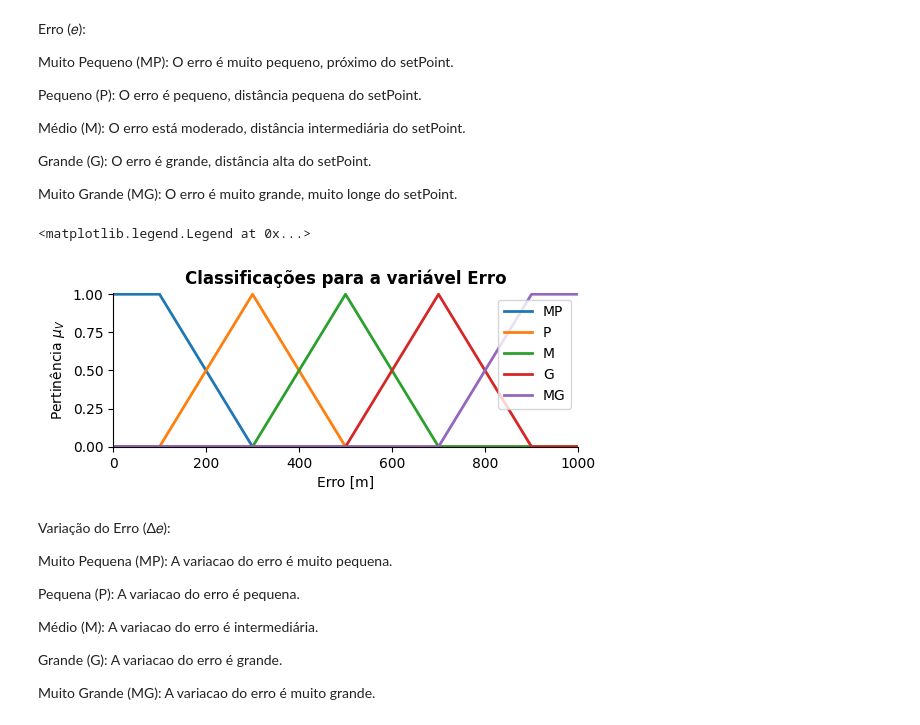
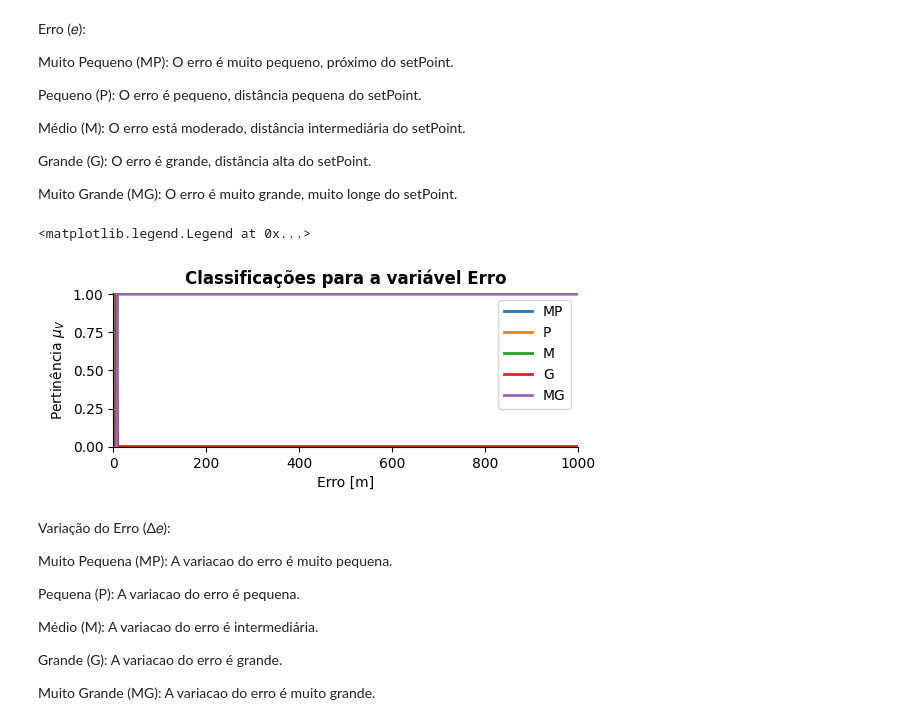
Before and after one commit to leoclamp/Controle_Fuzzy_PD, a Jupyter notebook: fuzzy_PD.ipynb, the cells around one changed output. Saved outputs shown, nothing was run; the diff lists cells and outputs as text; code cells hidden in the pictures.

```diff
--- a/fuzzy_PD.ipynb
+++ b/fuzzy_PD.ipynb
@@ -28,23 +28,23 @@ Muito Grande (MG): O erro é muito grande, muito longe do setPoint.
 # %%
 # Definição da variável Antecedente Erro 0:1000 m
 Erro = ctrl.Antecedent(universe=np.arange(0, 1001, 1), label='Erro')
 
 # Classificações de Erro
-Erro['MP'] = fuzzy.trapmf(Erro.universe, [0, 0, 100, 300])
-Erro['P'] = fuzzy.trimf(Erro.universe, [100, 300, 500])
-Erro['M'] = fuzzy.trimf(Erro.universe, [300, 500, 700])
-Erro['G'] = fuzzy.trimf(Erro.universe, [500, 700, 900])
-Erro['MG'] = fuzzy.trapmf(Erro.universe, [700, 900, 1000, 1000])
+Erro['MP'] = fuzzy.trapmf(Erro.universe, [0, 0, 2, 4])
+Erro['P'] = fuzzy.trimf(Erro.universe, [2, 4, 6])
+Erro['M'] = fuzzy.trimf(Erro.universe, [4, 6, 8])
+Erro['G'] = fuzzy.trimf(Erro.universe, [6, 8, 10])
+Erro['MG'] = fuzzy.trapmf(Erro.universe, [8, 10, 1000, 1000])
 
 Erro.view()   # Método para visualização da Função de Pertinência.
 [plt.gca().lines[i].set_linewidth(2) for i in range(len(plt.gca().lines))]
 
 fig = plt.gcf(); axes = fig.gca(); fig.set_size_inches(6, 2)
 axes.set_xlabel(xlabel=f'{Erro.label} [m]'); axes.set_ylabel(ylabel=r'Pertinência $\mu_{V}$')
 plt.title(f'Classificações para a variável {Erro.label}', fontweight='bold'); plt.legend(loc='upper right')
 # %% [output]
 <matplotlib.legend.Legend at 0x...>
-[figure, old version]
+[figure, new version]
 # %% [markdown]
 Variação do Erro (Δ𝑒):
 
```
Also changed, not shown: parts of 6 cells of this notebook.
